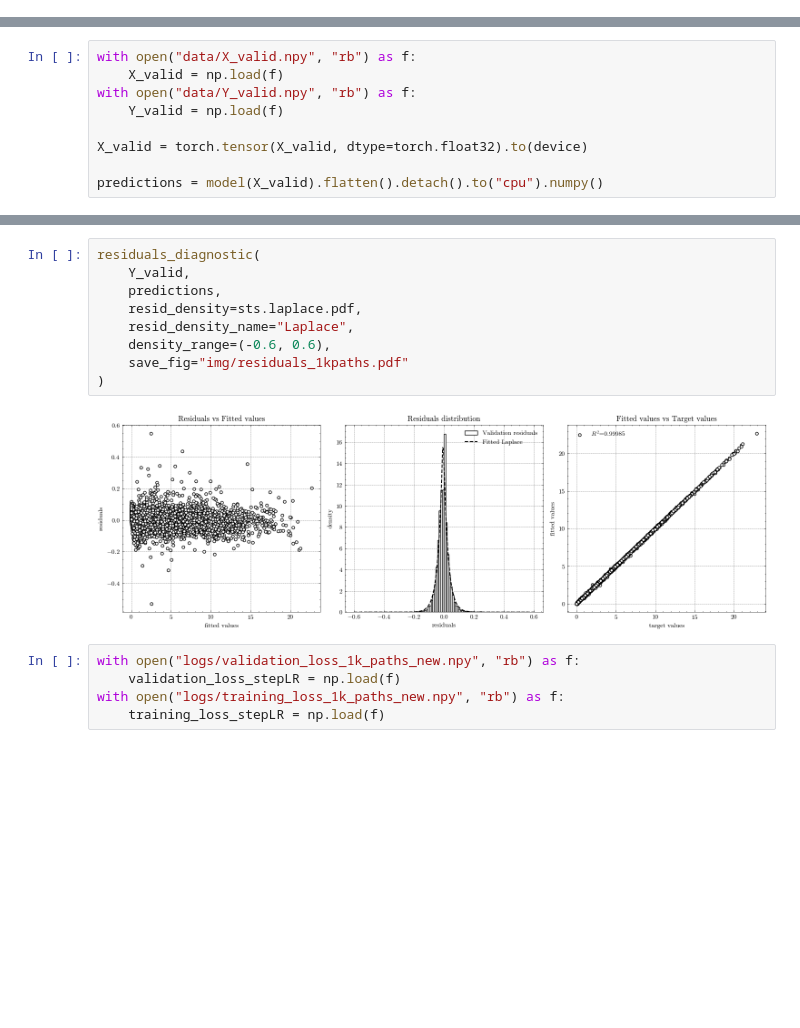
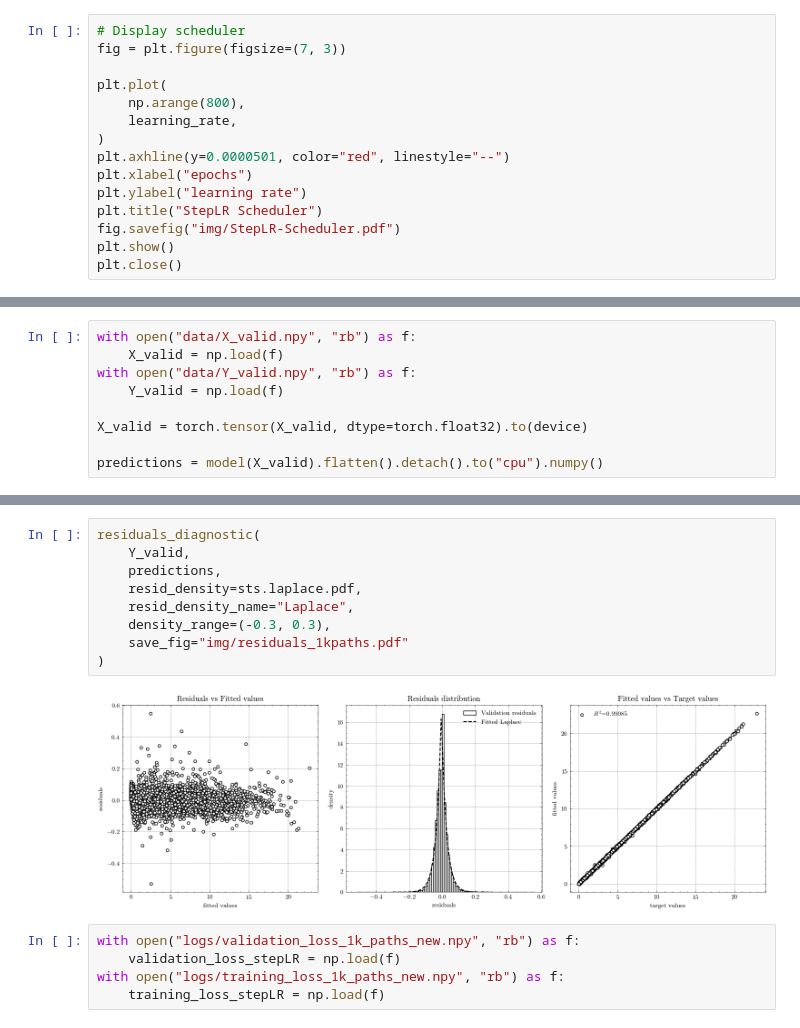
Before and after one commit to SaadSouilmi/Parallel-Monte-Carlo-and-Pricing-via-Neural-Networks-for-asian-options, a Jupyter notebook: fit.ipynb, the cells around one changed output, grey strips where cells are left out. Drawn from its saved outputs; the diff is of its cells as text; blank space fills up the shorter version.

Commit message:
updated plots

```diff
--- a/fit.ipynb
+++ b/fit.ipynb
@@ -77,0 +89,15 @@ plt.close()
+# %%
+# Display scheduler
+fig = plt.figure(figsize=(7, 3))
+
+plt.plot(
+    np.arange(800),
+    learning_rate,
+)
+plt.axhline(y=0.0000501, color="red", linestyle="--")
+plt.xlabel("epochs")
+plt.ylabel("learning rate")
+plt.title("StepLR Scheduler")
+fig.savefig("img/StepLR-Scheduler.pdf")
+plt.show()
+plt.close()
@@ -182,14 +183,14 @@ plt.close()
 # %%
 residuals_diagnostic(
     Y_valid,
     predictions,
     resid_density=sts.laplace.pdf,
     resid_density_name="Laplace",
-    density_range=(-0.6, 0.6),
+    density_range=(-0.3, 0.3),
     save_fig="img/residuals_1kpaths.pdf"
 )
 # %% [output]
-[figure, old version]
+[figure, new version]
 # %%
 with open("logs/validation_loss_1k_paths_new.npy", "rb") as f:
     validation_loss_stepLR = np.load(f)
```
Also changed, not shown: parts of 4 cells of this notebook, 6 other files.
